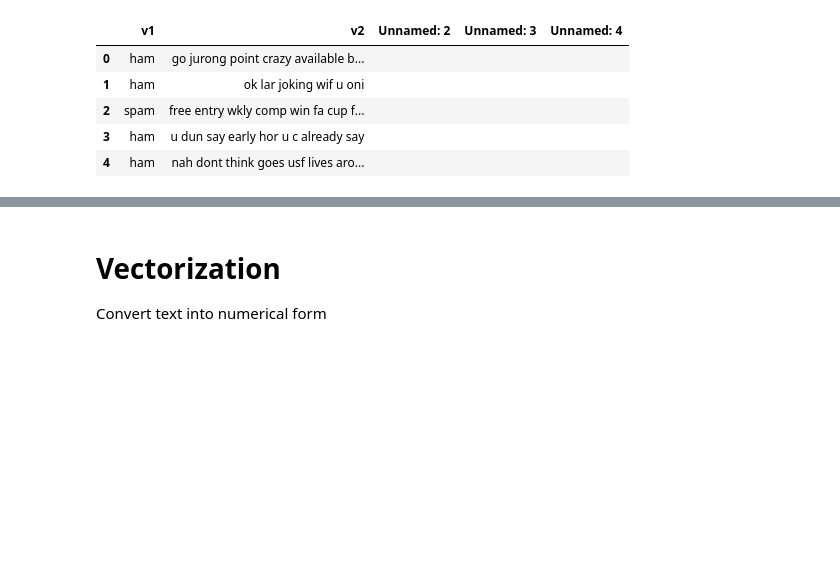
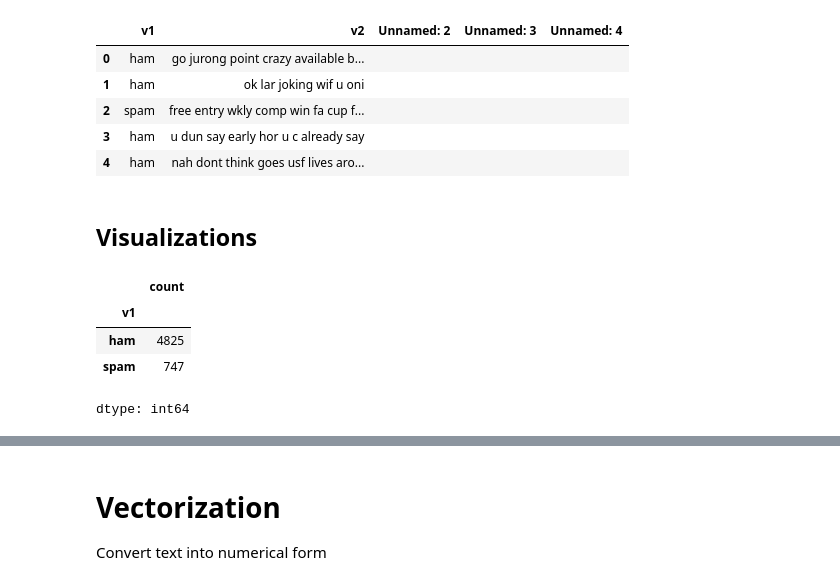
Before and after one commit to brianisinga/SpamGuard, a Jupyter notebook: spamguard.ipynb, the cells around one changed output, grey strips where cells are left out. Saved outputs shown, nothing was run; the diff lists cells and outputs as text; code cells hidden in the pictures; blank space fills up the shorter version.

```diff
--- a/spamguard.ipynb
+++ b/spamguard.ipynb
@@ -83,3 +83,5 @@ data.head()
 | 2 | spam | free entry wkly comp win fa cup f... |  |  |  |
 | 3 | ham | u dun say early hor u c already say |  |  |  |
 | 4 | ham | nah dont think goes usf lives aro... |  |  |  |
+# %% [markdown]
+## **Visualizations**
@@ -85,0 +91,10 @@ data.head()
+# %%
+#count of spam and ham messages
+label_counts = data['v1'].value_counts()
+label_counts
+# %% [output]
+|  | count |
+| v1 |  |
+| ham | 4825 |
+| spam | 747 |
+dtype: int64
```
Also changed, not shown: parts of 7 cells of this notebook.
